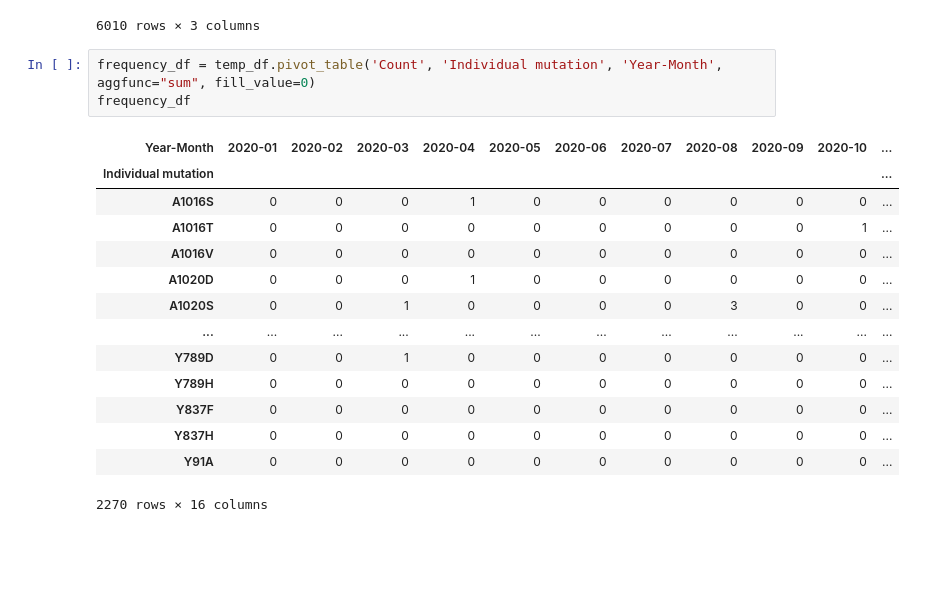
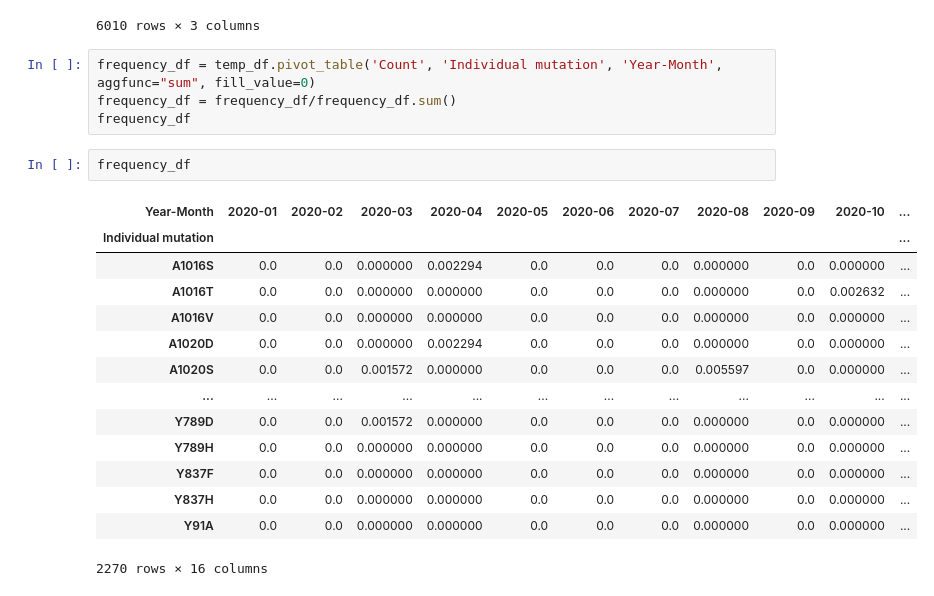
Before and after one commit to chuducthang77/coronavirus, a Jupyter notebook: Recurring_mutation.ipynb, the cells around one changed output. Cells and saved outputs as stored; diff of their text form; blank space fills up the shorter version.

```diff
--- a/Recurring_mutation.ipynb
+++ b/Recurring_mutation.ipynb
@@ -247,22 +247,25 @@ temp_df
 6010 rows × 3 columns
 # %%
 frequency_df = temp_df.pivot_table('Count', 'Individual mutation', 'Year-Month', aggfunc="sum", fill_value=0)
+frequency_df = frequency_df/frequency_df.sum()
 frequency_df
-# %% [output]
-| Year-Month | 2020-01 | 2020-02 | 2020-03 | 2020-04 | 2020-05 | 2020-06 | 2020-07 | 2020-08 | 2020-09 | 2020-10 | ... |
-| Individual mutation |  |  |  |  |  |  |  |  |  |  | ... |
-| A1016S | 0 | 0 | 0 | 1 | 0 | 0 | 0 | 0 | 0 | 0 | ... |
-| A1016T | 0 | 0 | 0 | 0 | 0 | 0 | 0 | 0 | 0 | 1 | ... |
-| A1016V | 0 | 0 | 0 | 0 | 0 | 0 | 0 | 0 | 0 | 0 | ... |
-| A1020D | 0 | 0 | 0 | 1 | 0 | 0 | 0 | 0 | 0 | 0 | ... |
-| A1020S | 0 | 0 | 1 | 0 | 0 | 0 | 0 | 3 | 0 | 0 | ... |
-| ... | ... | ... | ... | ... | ... | ... | ... | ... | ... | ... | ... |
-| Y789D | 0 | 0 | 1 | 0 | 0 | 0 | 0 | 0 | 0 | 0 | ... |
-| Y789H | 0 | 0 | 0 | 0 | 0 | 0 | 0 | 0 | 0 | 0 | ... |
-| Y837F | 0 | 0 | 0 | 0 | 0 | 0 | 0 | 0 | 0 | 0 | ... |
-| Y837H | 0 | 0 | 0 | 0 | 0 | 0 | 0 | 0 | 0 | 0 | ... |
-| Y91A | 0 | 0 | 0 | 0 | 0 | 0 | 0 | 0 | 0 | 0 | ... |
-2270 rows × 16 columns
+# %%
+frequency_df
+# %% [output]
+| Year-Month | 2020-01 | 2020-02 | 2020-03 | 2020-04 | 2020-05 | 2020-06 | 2020-07 | 2020-08 | 2020-09 | 2020-10 | ... |
+| Individual mutation |  |  |  |  |  |  |  |  |  |  | ... |
+| A1016S | 0.0 | 0.0 | 0.000000 | 0.002294 | 0.0 | 0.0 | 0.0 | 0.000000 | 0.0 | 0.000000 | ... |
+| A1016T | 0.0 | 0.0 | 0.000000 | 0.000000 | 0.0 | 0.0 | 0.0 | 0.000000 | 0.0 | 0.002632 | ... |
+| A1016V | 0.0 | 0.0 | 0.000000 | 0.000000 | 0.0 | 0.0 | 0.0 | 0.000000 | 0.0 | 0.000000 | ... |
+| A1020D | 0.0 | 0.0 | 0.000000 | 0.002294 | 0.0 | 0.0 | 0.0 | 0.000000 | 0.0 | 0.000000 | ... |
+| A1020S | 0.0 | 0.0 | 0.001572 | 0.000000 | 0.0 | 0.0 | 0.0 | 0.005597 | 0.0 | 0.000000 | ... |
+| ... | ... | ... | ... | ... | ... | ... | ... | ... | ... | ... | ... |
+| Y789D | 0.0 | 0.0 | 0.001572 | 0.000000 | 0.0 | 0.0 | 0.0 | 0.000000 | 0.0 | 0.000000 | ... |
+| Y789H | 0.0 | 0.0 | 0.000000 | 0.000000 | 0.0 | 0.0 | 0.0 | 0.000000 | 0.0 | 0.000000 | ... |
+| Y837F | 0.0 | 0.0 | 0.000000 | 0.000000 | 0.0 | 0.0 | 0.0 | 0.000000 | 0.0 | 0.000000 | ... |
+| Y837H | 0.0 | 0.0 | 0.000000 | 0.000000 | 0.0 | 0.0 | 0.0 | 0.000000 | 0.0 | 0.000000 | ... |
+| Y91A | 0.0 | 0.0 | 0.000000 | 0.000000 | 0.0 | 0.0 | 0.0 | 0.000000 | 0.0 | 0.000000 | ... |
+2270 rows × 16 columns
 # %%
 frequency_array = frequency_df.to_numpy()
 frequency_array
```
Also changed, not shown: parts of 4 cells of this notebook.
